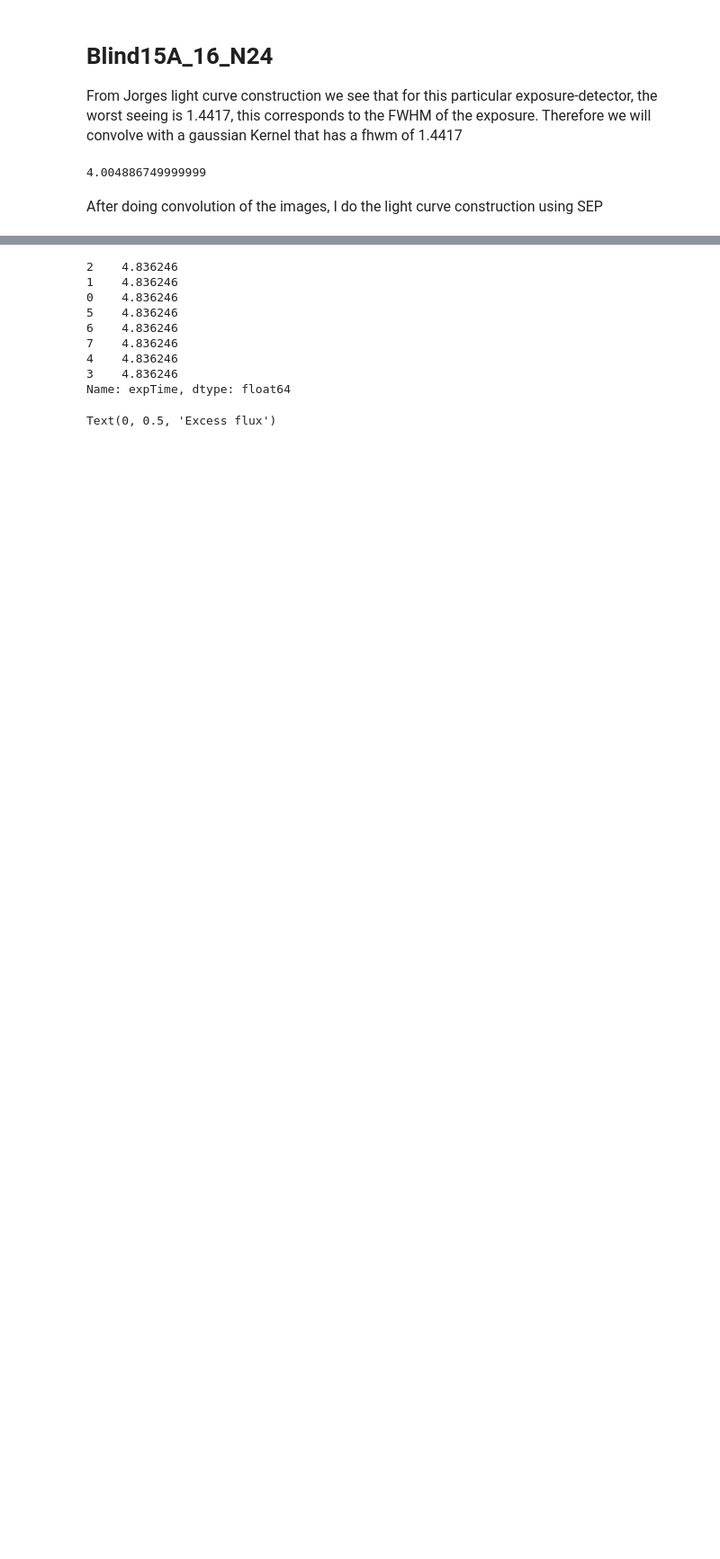
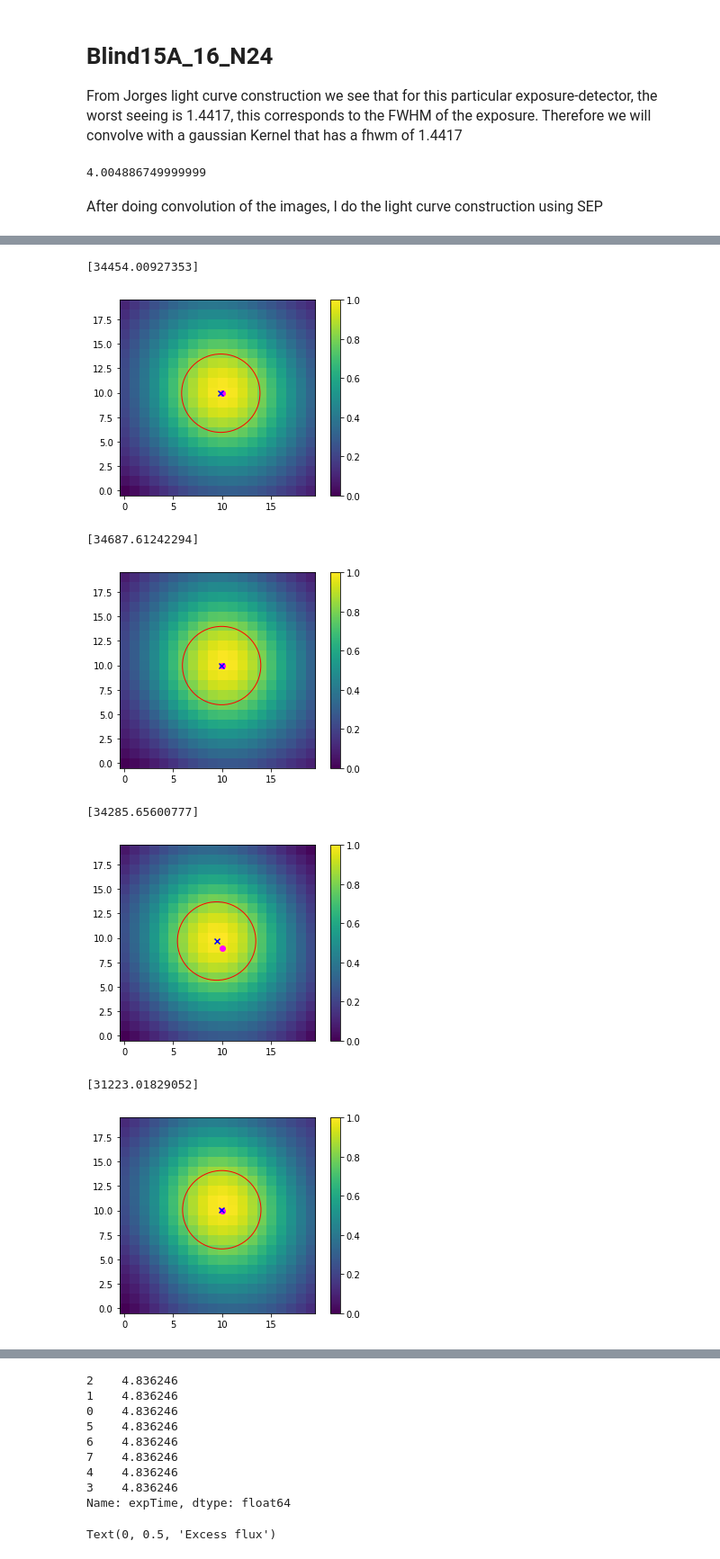
Before and after one commit to PauCaBu/astro_pola, a Jupyter notebook: notebooks/Convolving images.ipynb, the cells around one changed output, grey strips where cells are left out. Shown: that part at 90% size. Drawn from its saved outputs; the diff is of its cells as text; code cells hidden in the pictures; blank space fills up the shorter version.

```diff
--- a/notebooks/Convolving images.ipynb
+++ b/notebooks/Convolving images.ipynb
@@ -86,0 +144,40 @@ for index, row in info.iterrows():
+# %%
+fluxes = []
+fluxes_err = []
+cutout = 10
+r = worst_seeing/arcsec_to_pixel
+for index, row in info.iterrows():
+
+    data = convolved_images[str(int(row.visit))]
+
+    data_cut = data[int(row.y_pix-cutout): int(row.y_pix+cutout),int(row.x_pix-cutout): int(row.x_pix+cutout)].copy(order='C')
+
+    result = findPeakGrid(data_cut)
+    #print("Peak element found at index:", result)
+
+
+    plt.imshow(data_cut, norm=LogNorm(), origin='lower')
+    objects = sep.extract(data_cut, 20, minarea=20)
+    obj, j = Select_largest_flux(data_cut, objects)
+    plt.scatter(result[0], result[1], marker='o', color='magenta')
+    for i in range(len(objects)):
+        plt.scatter(objects['x'][i], objects['y'][i], marker='x', color='blue')
+
+    circle = plt.Circle((obj['x'],obj['y']), radius = r*.75, color='red', fill = False)
+    plt.gca().add_patch(circle)
+    plt.colorbar()
+    plt.show()
+    #flux, fluxerr, flag = sep.sum_circle(data_cut, objects['x'][j], objects['y'][j], r*.75) # fixed aperture
+    flux, fluxerr, flag = sep.sum_circle(data_cut,[result[0]],[result[1]], r*.75) # fixed aperture
+
+    fluxes.append(flux[0])
+    fluxes_err.append(fluxerr[0])
+# %% [output]
+[34454.00927353]
+[figure, added]
+[34687.61242294]
+[figure, added]
+[34285.65600777]
+[figure, added]
+[31223.01829052]
+[figure, added]
```
Also changed, not shown: parts of 19 cells of this notebook.
